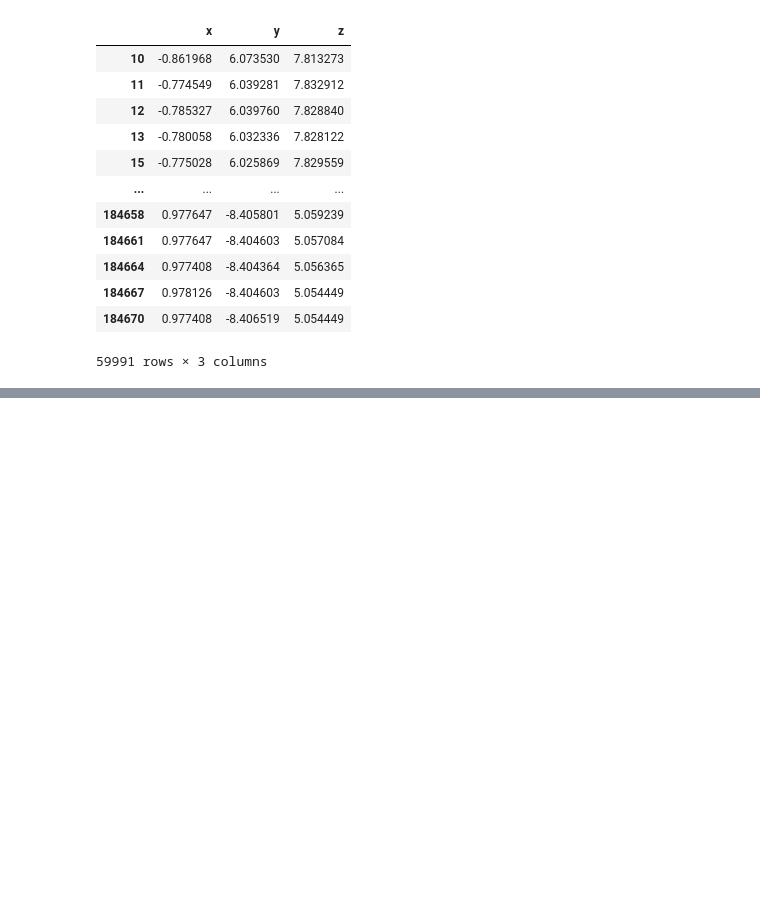
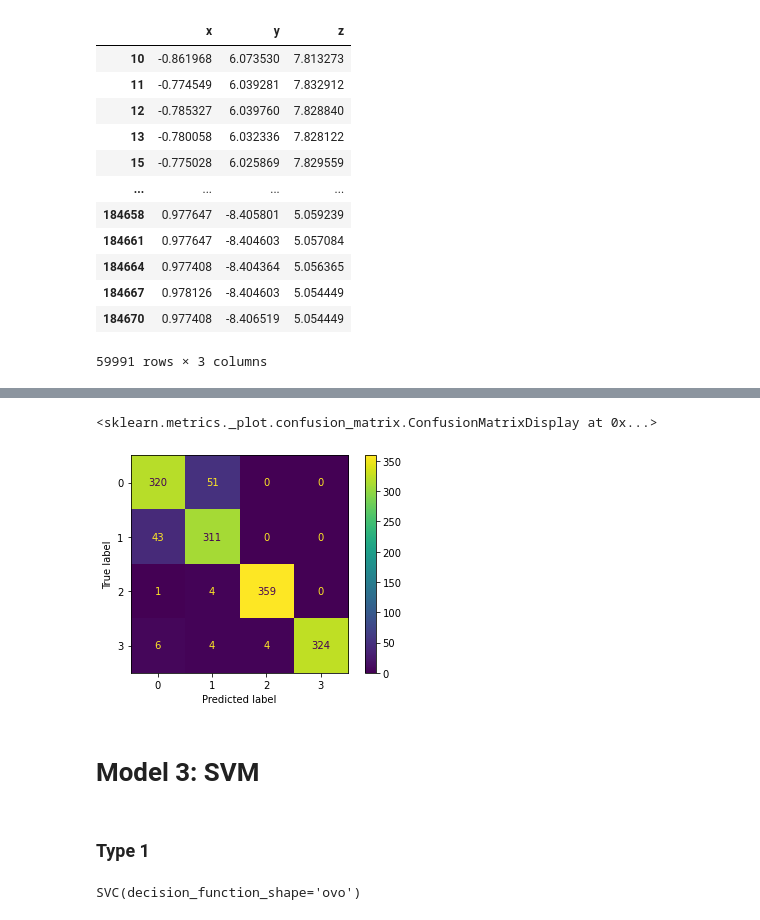
Before and after one commit to GerasimovskaMelanija/Activity-Recognition, a Jupyter notebook: activity_recognition.ipynb, the cells around one changed output, grey strips where cells are left out. Drawn from its saved outputs; the diff is of its cells as text; code cells hidden in the pictures; blank space fills up the shorter version.

```diff
--- a/activity_recognition.ipynb
+++ b/activity_recognition.ipynb
@@ -622,11 +828,10 @@ def build_model():
     pipeline = Pipeline([
 
        ('clf', KNeighborsClassifier())
-        #('clf',RandomForestClassifier())
     ])
 
     # specify parameters for grid search
-    parameters = {'clf__n_neighbors'  : [4, 10],
+    parameters = {'clf__n_neighbors'  : [4, 10, 13],
 
 
    }
@@ -657,0 +863,7 @@ weighted avg       0.91      0.91      0.91     78529
+# %%
+plot_confusion_matrix(model, X_test, y_test)
+# %% [output]
+<sklearn.metrics._plot.confusion_matrix.ConfusionMatrixDisplay at 0x...>
+[figure, added]
+# %% [markdown]
+# Model 3: SVM
@@ -657,0 +872,7 @@ weighted avg       0.91      0.91      0.91     78529
+# %% [markdown]
+### Type 1
+# %%
+clf = svm.SVC(decision_function_shape='ovo')
+clf.fit(X_train, y_train)
+# %% [output]
+SVC(decision_function_shape='ovo')
```
Also changed, not shown: parts of 109 cells of this notebook.
